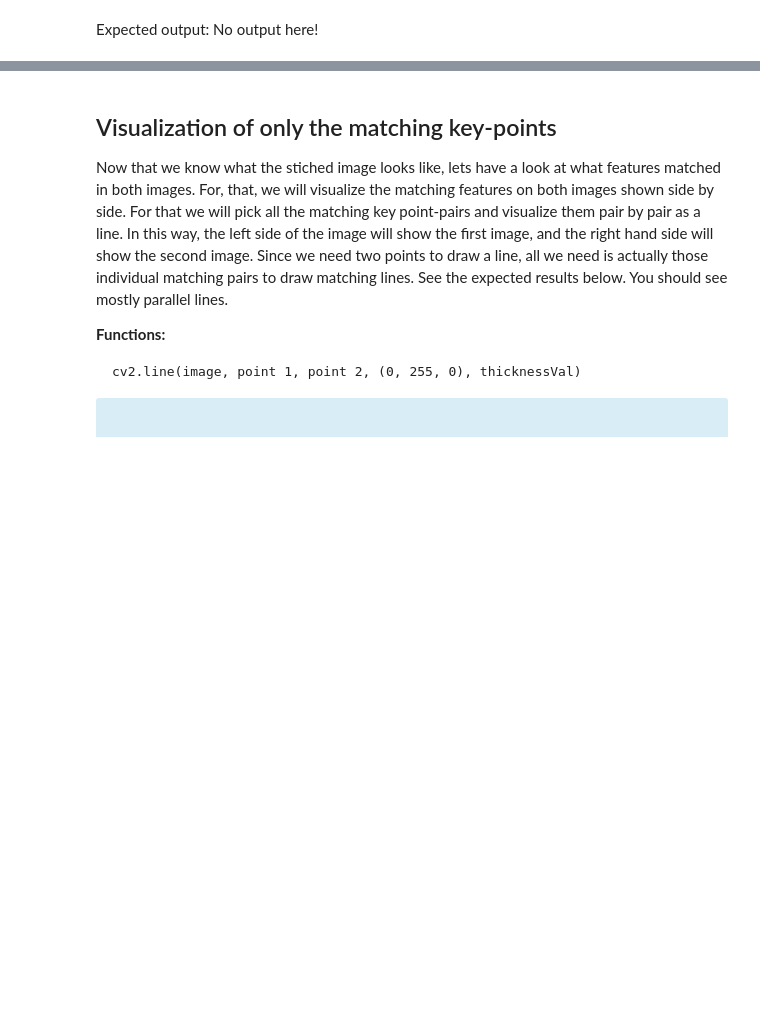
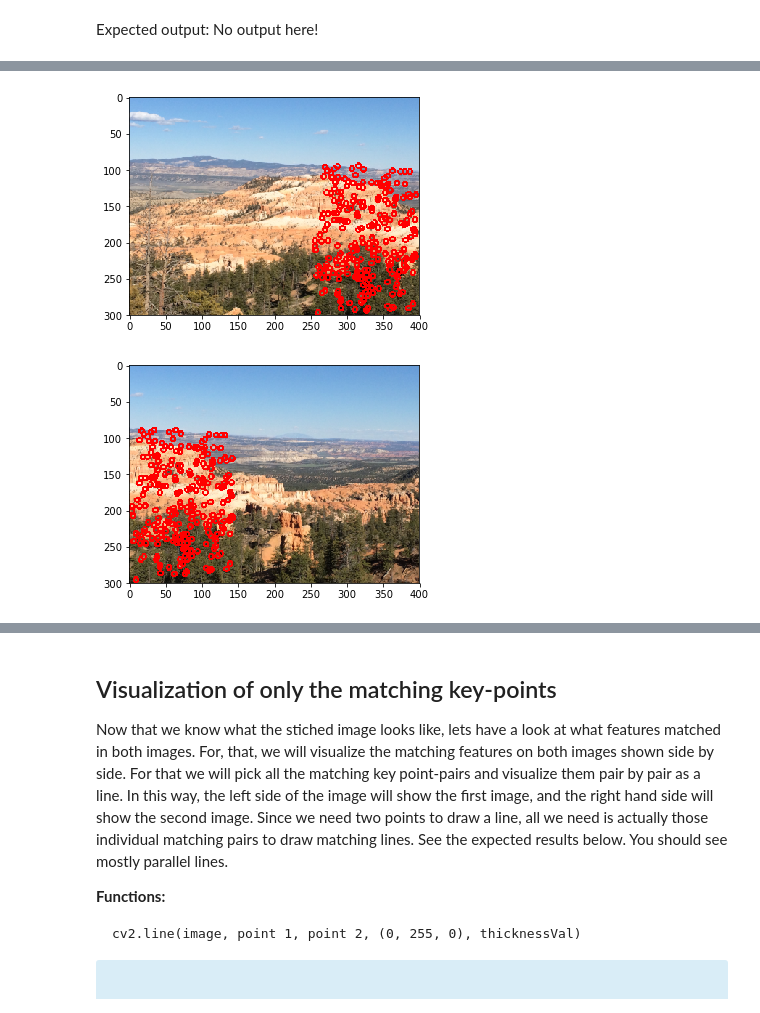
Before and after one commit to prashanth41/CV-FALL-2018, a Jupyter notebook: Assignment 5/SIFTPanoramicImageStitching.ipynb, the cells around one changed output, grey strips where cells are left out. Drawn from its saved outputs; the diff is of its cells as text; code cells hidden in the pictures; blank space fills up the shorter version.

```diff
--- a/Assignment 5/SIFTPanoramicImageStitching.ipynb
+++ b/Assignment 5/SIFTPanoramicImageStitching.ipynb
@@ -175,7 +191,7 @@ matcher = cv2.DescriptorMatcher_create("BruteForce")
 
 #------ write your code below -------
 # ~one line of code
-initialMatches = None
+initialMatches = matcher.knnMatch(features1, features2, 2)
 #------- end of your code ---------
 
 matches = []
@@ -222,37 +238,40 @@ if len(matches) > 4:
     # compute the homography between the two sets of points by using RANSAC
     #------ write your code below -------
     # ~ one line of code
-    (H, status) = None
+    (H, status) = cv2.findHomography(pts1, pts2, cv2.RANSAC, ransacThresh)
     #------ end of your code -------
 
 match1 = image1.copy()
 match2 = image2.copy()
 # loop over the matches
 for ((trainIdx, queryIdx), s) in zip(matches, status):
     # only process the match if the keypoint was successfully
     # matched
     if s == 1:
         # draw the match
         pt1 = (int(kps1[queryIdx][0]), int(kps1[queryIdx][1]))
         pt2 = (int(kps2[trainIdx][0]), int(kps2[trainIdx][1]))
 
         # use the color red for circles
         #------ write your code below -------
         # ~one line of code
-        match1 = None
+        match1 = cv2.circle(match1, pt1,3, (0,0,255),2)
         # ~one line of code
-        match2 = None
+        match2 = cv2.circle(match2, pt2,3, (0,0,255),2)
         #------ end of your code -------
 
 match1_RGB = cv2.cvtColor(match1, cv2.COLOR_BGR2RGB)
 plt.figure()
 plt.imshow(match1_RGB)
 plt.show()
 
 match2_RGB = cv2.cvtColor(match2, cv2.COLOR_BGR2RGB)
 plt.figure()
 plt.imshow(match2_RGB)
 plt.show()
+# %% [output]
+[figure, added]
+[figure, added]
 # %% [markdown]
 **Expected ouput:**
 
```
Also changed, not shown: parts of 5 cells of this notebook.
